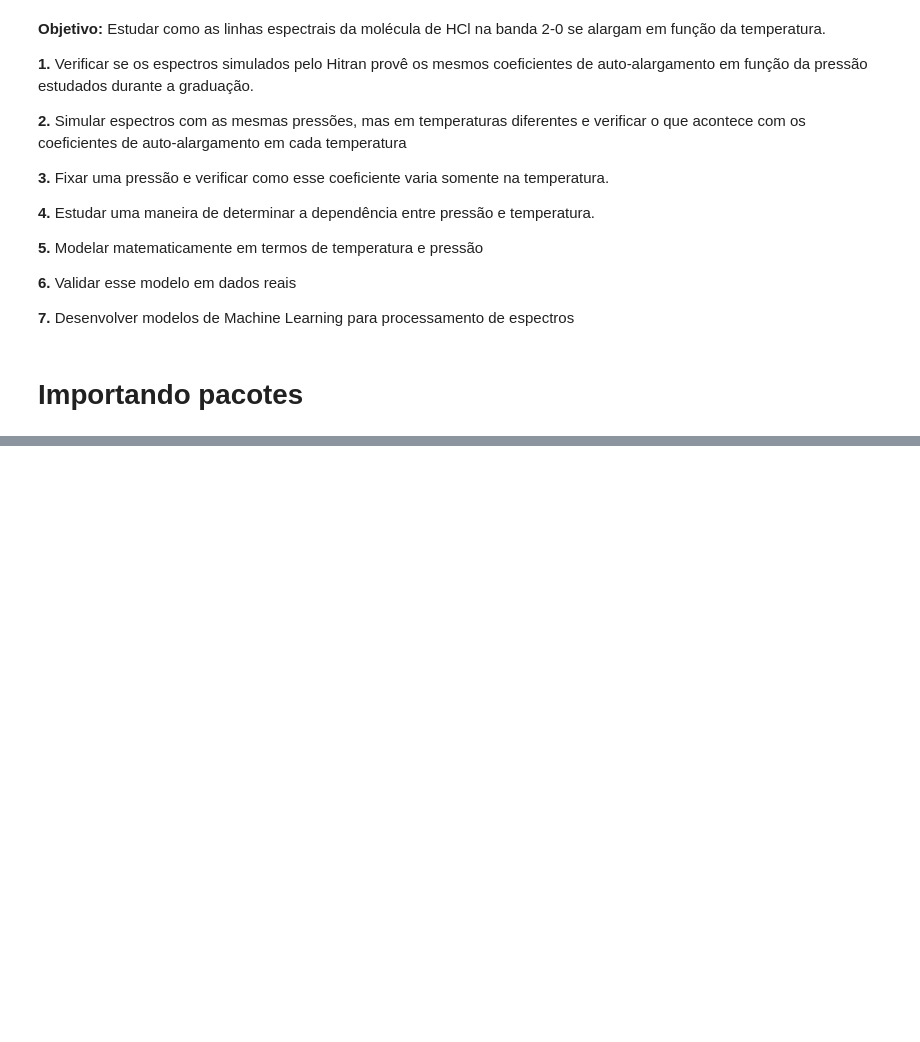
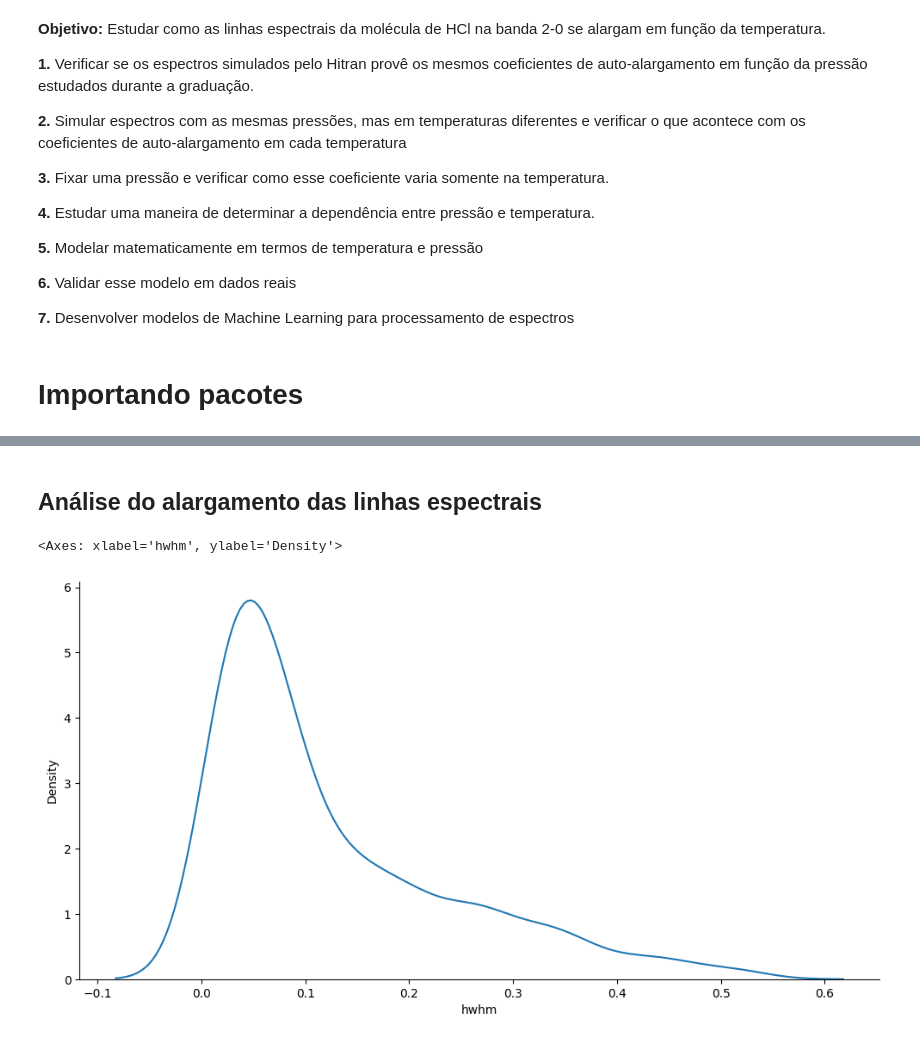
Before and after one commit to Alexandre-Esposte/LineProphet-Machine-Learning-for-Spectral-Attributes, a Jupyter notebook: nbs/selfBroadeningHCl.ipynb, the cells around one changed output, grey strips where cells are left out. Cells and saved outputs as stored; diff of their text form; code cells hidden in the pictures; blank space fills up the shorter version.

```diff
--- a/nbs/selfBroadeningHCl.ipynb
+++ b/nbs/selfBroadeningHCl.ipynb
@@ -18,8 +18,21 @@
 # %% [markdown]
 # Importando pacotes
 # %%
+import sys
+sys.path.append("../src")
+
 import pandas as pd
 import matplotlib.pyplot as plt
+import matplotlib as mpl
 import seaborn as sns
 import plotly.express as px
+
+from BroadeningProcessing import broadeningprocessing
+
+
+
+
+mpl.rcParams['axes.spines.right'] = False
+mpl.rcParams['axes.spines.top'] = False
+mpl.rcParams['figure.figsize'] = (12,6)
 # %% [markdown]
@@ -59,2 +77,2 @@ Após a organização das linhas, precisaremos obter os coeficientes de auto-ala
 # %%
-pd.read_csv('../database/lines.csv')
+lines35 = pd.read_csv('../database/lines_h35cl.csv')
@@ -68,0 +117,10 @@ pd.read_csv('../database/lines.csv')
+# %%
+# Em muitos trabalhos utiliza-se a meia largura à meia altura (hwhm) ao invés da largura total à meia altura (fhwm)
+# hwhm = fwhm/2
+
+lines35['hwhm'] = lines35['fwhm'] / 2
+
+
+print(f" {lines35.shape[0]} linhas foram ajustadas com {lines35.shape[1]} parâmetros obtidos, são eles:\n")
+for index, param in enumerate(lines35.columns):
+    print(f"{index} - {param}")
@@ -68,0 +183,9 @@ pd.read_csv('../database/lines.csv')
+# %% [markdown]
+## Análise do alargamento das linhas espectrais
+# %%
+lines35['hwhm'].describe()
+
+sns.kdeplot(data = lines35, x='hwhm')
+# %% [output]
+<Axes: xlabel='hwhm', ylabel='Density'>
+[figure, added]
```
Also changed, not shown: parts of 15 cells of this notebook, 4 other files.
